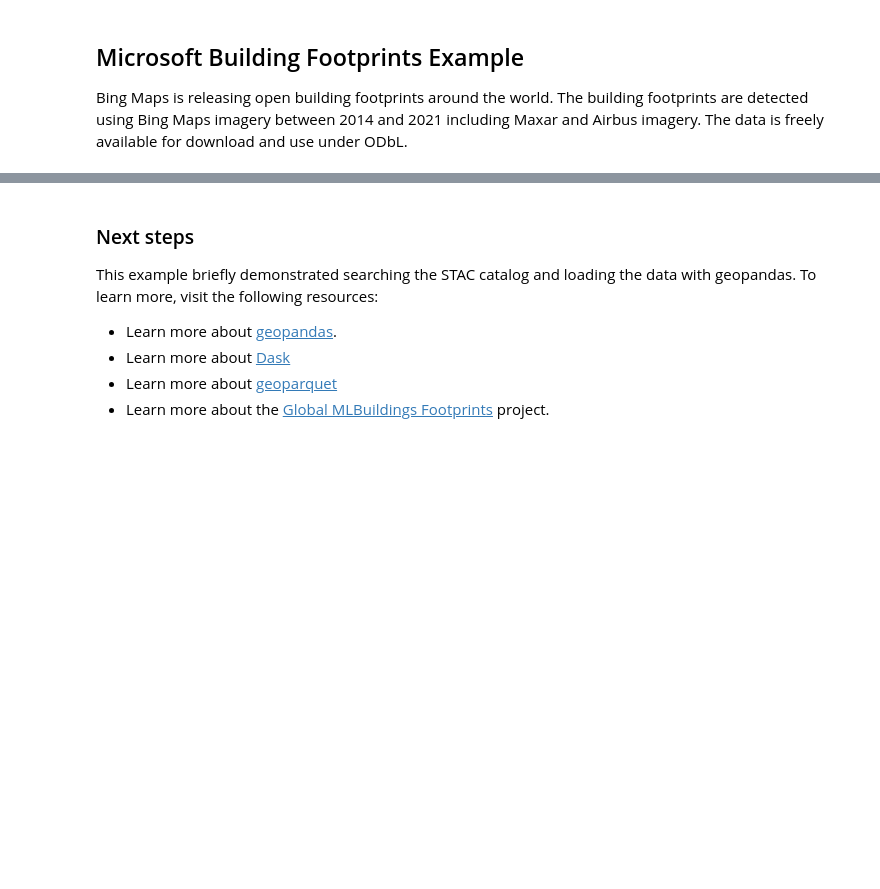
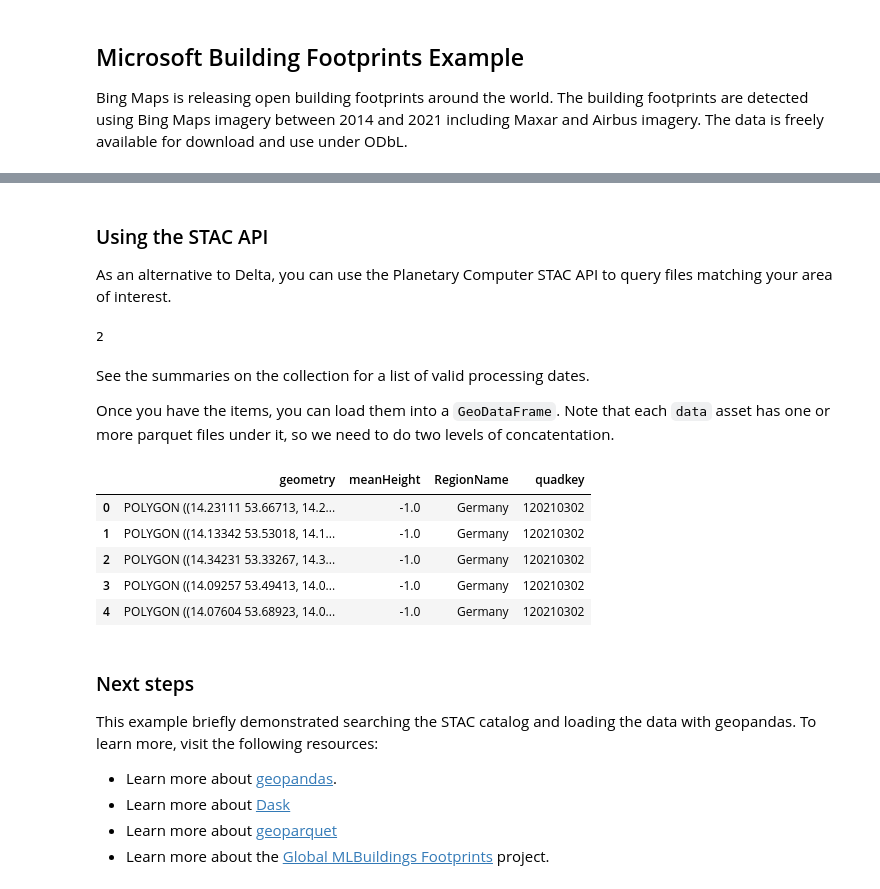
Before and after one commit to microsoft/PlanetaryComputerExamples, a Jupyter notebook: datasets/ms-buildings/ms-buildings-example.ipynb, the cells around one changed output, grey strips where cells are left out. Saved outputs shown, nothing was run; the diff lists cells and outputs as text; code cells hidden in the pictures; blank space fills up the shorter version.

```diff
--- a/datasets/ms-buildings/ms-buildings-example.ipynb
+++ b/datasets/ms-buildings/ms-buildings-example.ipynb
@@ -138,0 +65,2 @@ Dask Name: read-parquet, 3531 tasks
+# %%
+area_of_interest = shapely.geometry.box(14.11, 53.73, 14.13, 53.75)
@@ -139,3 +105,41 @@ Dask Name: read-parquet, 3531 tasks
+# %% [markdown]
+### Using the STAC API
+
+As an alternative to Delta, you can use the Planetary Computer STAC API to query files matching your area of interest.
+# %%
+search = catalog.search(
+    collections=["ms-buildings"],
+    intersects=area_of_interest,
+    query={
+        "msbuildings:region": {"eq": "Germany"},
+        "msbuildings:processing-date": {"eq": "2023-04-25"},
+    },
+)
+
+ic = search.get_all_items()
+len(ic)
+# %% [output]
+2
+# %% [markdown]
+See the summaries on the collection for a list of valid processing dates.
+
+Once you have the items, you can load them into a `GeoDataFrame`. Note that each `data` asset has one or more parquet files under it, so we need to do two levels of concatentation.
+# %%
+prefixes = [item.assets["data"].href for item in ic]
+df = dask.dataframe.concat(
+    [
+        dask_geopandas.read_parquet(prefix, storage_options=storage_options)
+        for prefix in prefixes
+    ]
+)
+df.head()
+# %% [output]
+|  | geometry | meanHeight | RegionName | quadkey |
+| 0 | POLYGON ((14.23111 53.66713, 14.2... | -1.0 | Germany | 120210302 |
+| 1 | POLYGON ((14.13342 53.53018, 14.1... | -1.0 | Germany | 120210302 |
+| 2 | POLYGON ((14.34231 53.33267, 14.3... | -1.0 | Germany | 120210302 |
+| 3 | POLYGON ((14.09257 53.49413, 14.0... | -1.0 | Germany | 120210302 |
+| 4 | POLYGON ((14.07604 53.68923, 14.0... | -1.0 | Germany | 120210302 |
 # %% [markdown]
 ### Next steps
 
```
Also changed, not shown: parts of 42 cells of this notebook.
